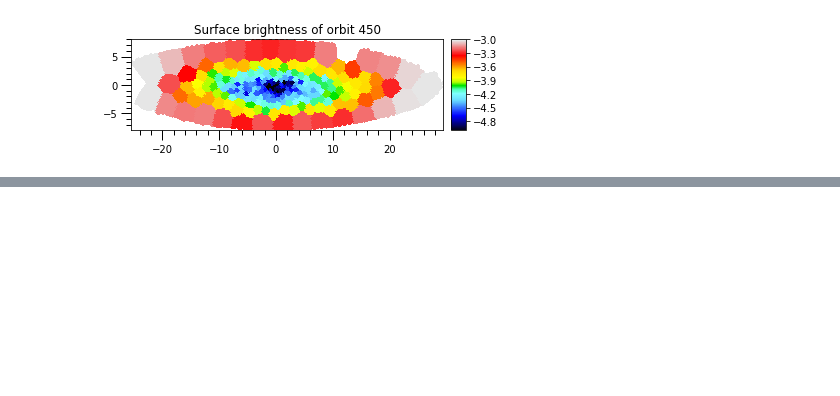
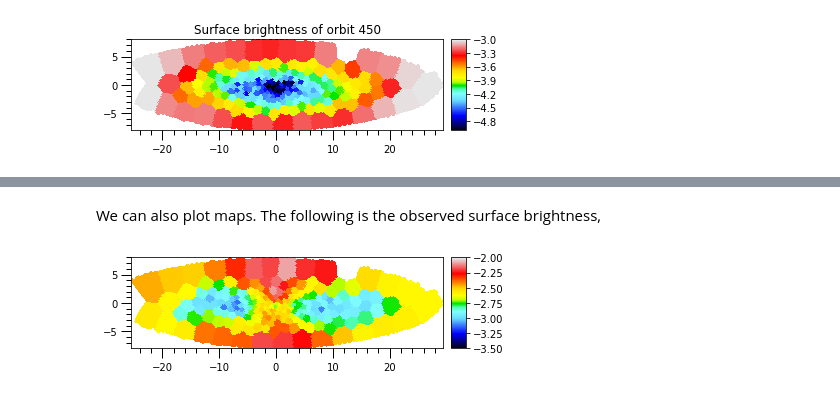
Before and after one commit to dynamics-of-stellar-systems/dynamite, a Jupyter notebook: dev_tests/bayes_losvd/DYNMAITE_and_BAYES_LOSVD.ipynb, the cells around one changed output, grey strips where cells are left out. Saved outputs shown, nothing was run; the diff lists cells and outputs as text; code cells hidden in the pictures; blank space fills up the shorter version.

```diff
--- a/dev_tests/bayes_losvd/DYNMAITE_and_BAYES_LOSVD.ipynb
+++ b/dev_tests/bayes_losvd/DYNMAITE_and_BAYES_LOSVD.ipynb
@@ -462,0 +504,6 @@ plt.gca().legend()
+# %% [markdown]
+We can also plot maps. The following is the observed surface brightness,
+# %%
+map_plotter(np.log10(projected_masses), cmap='sauron', vmin=-3.5, vmax=-2, colorbar=True)
+# %% [output]
+[figure, added]
```
Also changed, not shown: parts of 70 cells of this notebook, 2 other files.
